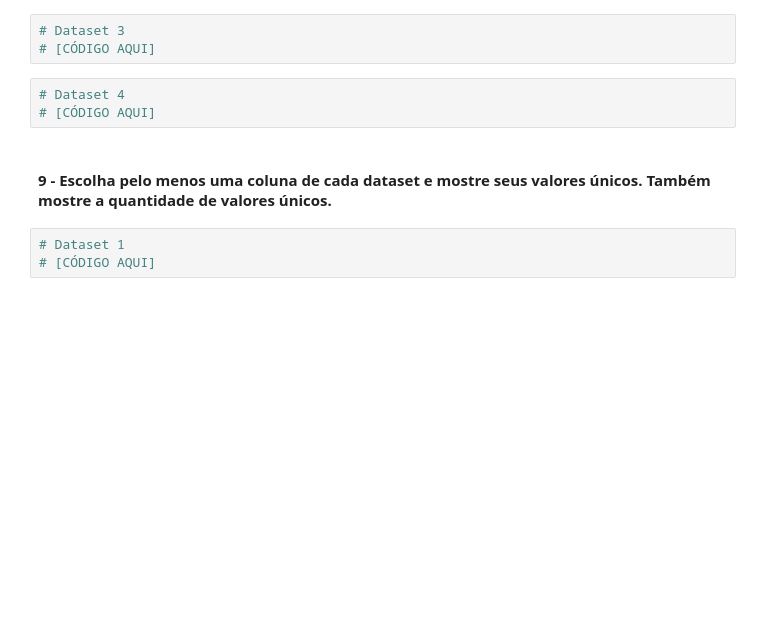
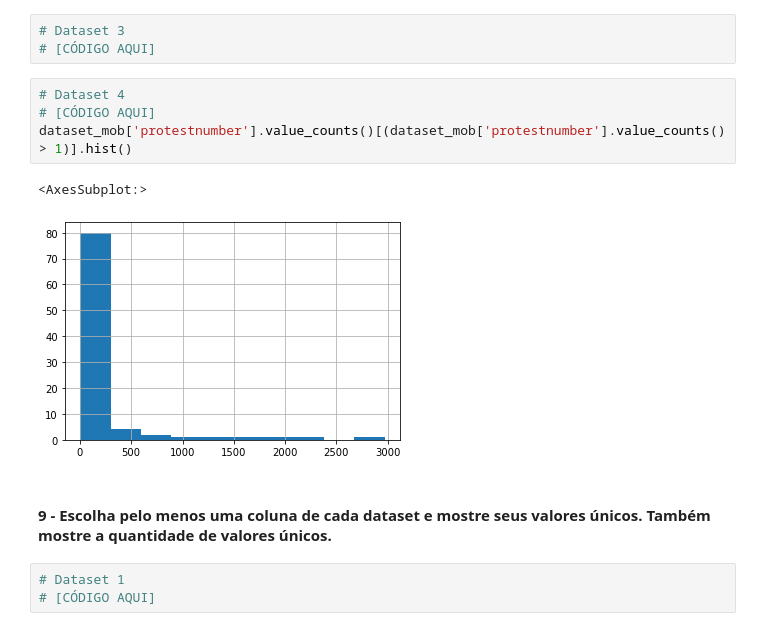
Before and after one commit to eliaquim10/notebooks_exercicio, a Jupyter notebook: Aula 1 - Obtenção de Dados e Dados Colunares.ipynb, the cells around one changed output. Drawn from its saved outputs; the diff is of its cells as text; blank space fills up the shorter version.

```diff
--- a/Aula 1 - Obtenção de Dados e Dados Colunares.ipynb
+++ b/Aula 1 - Obtenção de Dados e Dados Colunares.ipynb
@@ -153,6 +305,10 @@ OBS: Utilize as funções .loc[...] e .iloc[...]
 # %%
 # Dataset 4
 # [CÓDIGO AQUI]
+dataset_mob['protestnumber'].value_counts()[(dataset_mob['protestnumber'].value_counts() > 1)].hist()
+# %% [output]
+<AxesSubplot:>
+[figure, added]
 # %% [markdown]
 #### **9 - Escolha pelo menos uma coluna de cada dataset e mostre seus valores únicos. Também mostre a quantidade de valores únicos.**
 # %%
```
Also changed, not shown: parts of 31 cells of this notebook, 3 other files.
